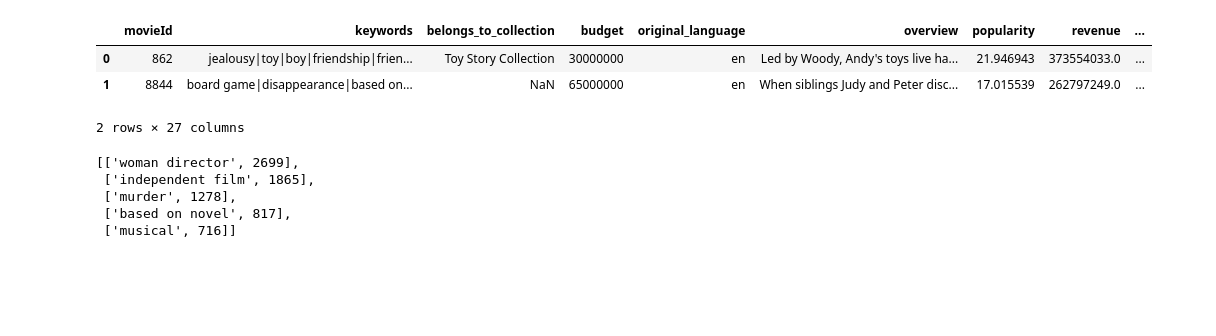
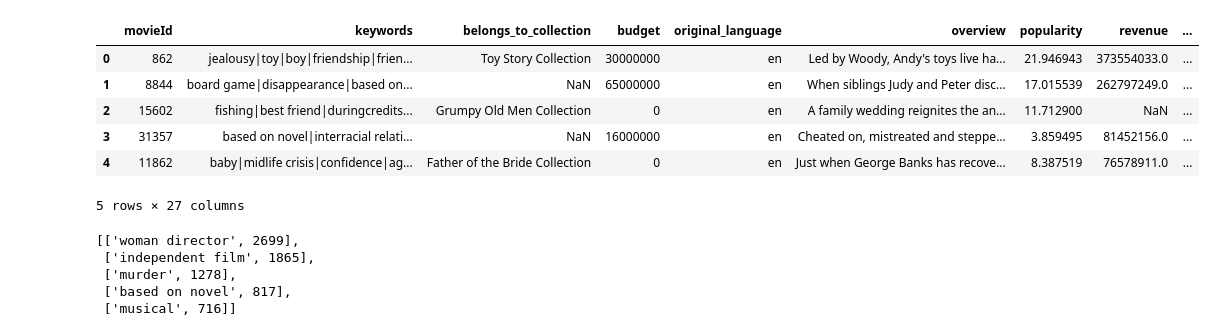
Before and after one commit to lihaojin/Movie_Data_Analysis, a Jupyter notebook: main.ipynb, the cells around one changed output. Drawn from its saved outputs; the diff is of its cells as text; code cells hidden in the pictures; blank space fills up the shorter version.

```diff
--- a/main.ipynb
+++ b/main.ipynb
@@ -28,12 +28,15 @@ from fuzzywuzzy import fuzz
 
 warnings.filterwarnings('ignore')
 # %%
-df = datasets.mergeData()
-df.head(2)
+df = mergeData()
+df.head()
 # %% [output]
 |  | movieId | keywords | belongs_to_collection | budget | original_language | overview | popularity | revenue | ... |
 | 0 | 862 | jealousy|toy|boy|friendship|frien... | Toy Story Collection | 30000000 | en | Led by Woody, Andy's toys live ha... | 21.946943 | 373554033.0 | ... |
 | 1 | 8844 | board game|disappearance|based on... | NaN | 65000000 | en | When siblings Judy and Peter disc... | 17.015539 | 262797249.0 | ... |
+| 2 | 15602 | fishing|best friend|duringcredits... | Grumpy Old Men Collection | 0 | en | A family wedding reignites the an... | 11.712900 | NaN | ... |
+| 3 | 31357 | based on novel|interracial relati... | NaN | 16000000 | en | Cheated on, mistreated and steppe... | 3.859495 | 81452156.0 | ... |
+| 4 | 11862 | baby|midlife crisis|confidence|ag... | Father of the Bride Collection | 0 | en | Just when George Banks has recove... | 8.387519 | 76578911.0 | ... |
-2 rows × 27 columns
+5 rows × 27 columns
 # %%
 set_keywords = set()
```
Also changed, not shown: parts of 11 cells of this notebook, 1 other file.
